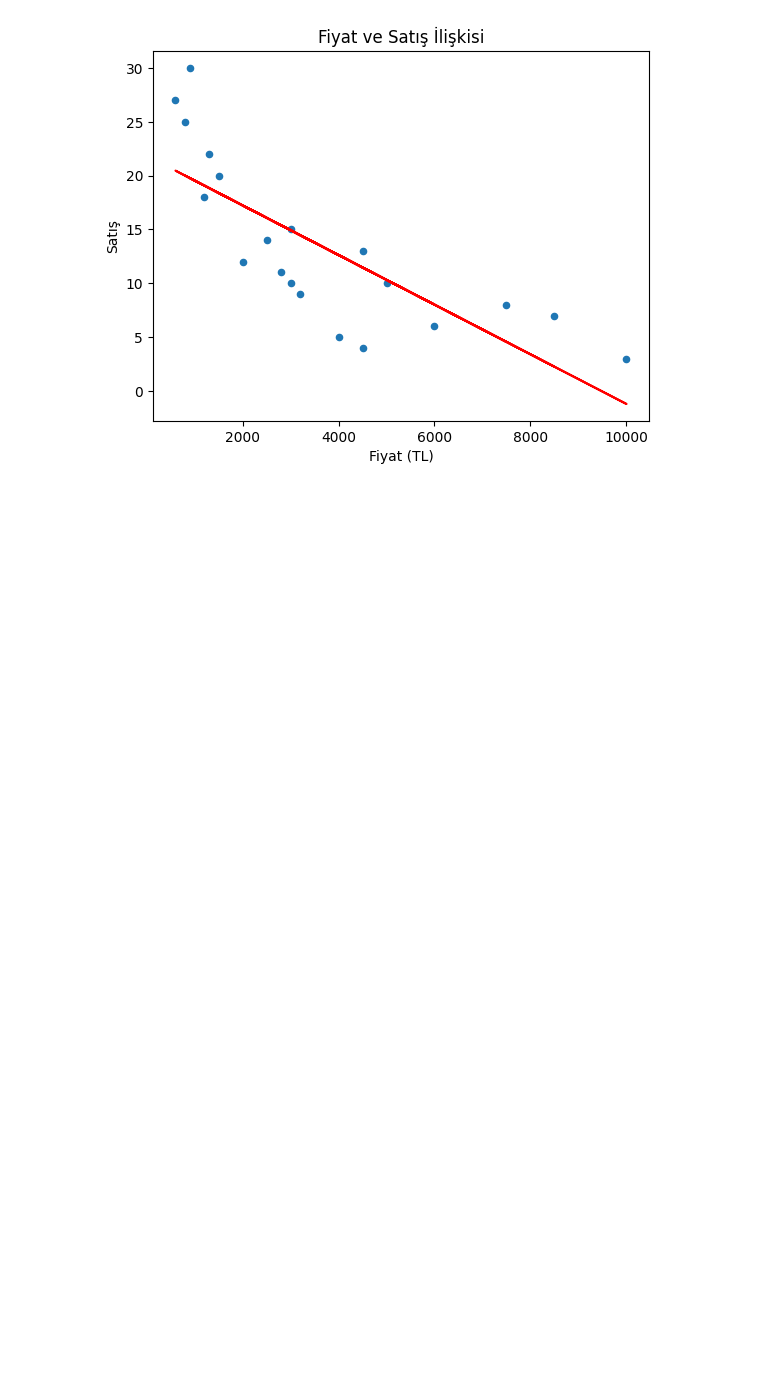
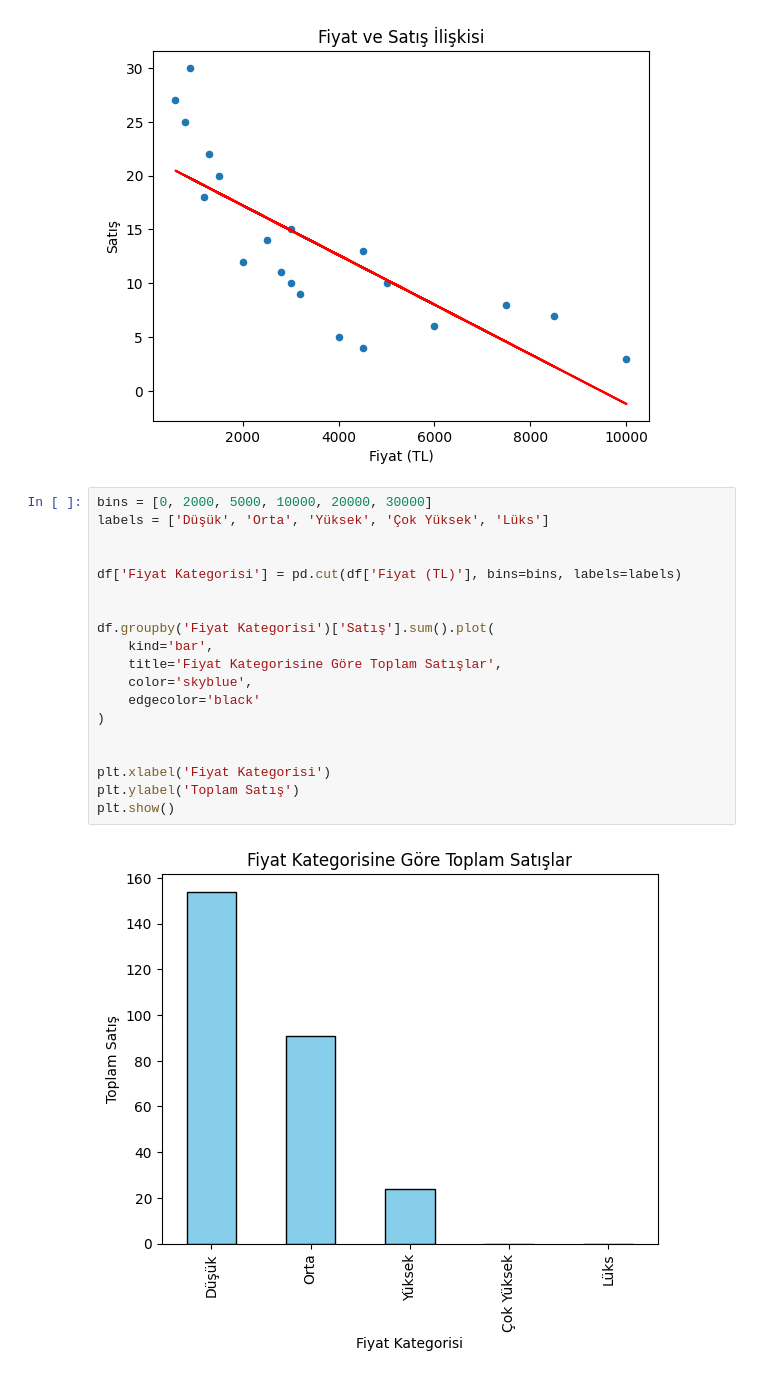
Before and after one commit to Nilyyyy/ai-20days-nilay, a Jupyter notebook: notebooks/day4_trendgrafikanalizi.ipynb, the cells around one changed output. Drawn from its saved outputs; the diff is of its cells as text; blank space fills up the shorter version.

```diff
--- a/notebooks/day4_trendgrafikanalizi.ipynb
+++ b/notebooks/day4_trendgrafikanalizi.ipynb
@@ -64,3 +64,24 @@ plt.plot(df["Fiyat (TL)"], p(df["Fiyat (TL)"]), color="red")
 plt.show()
 # %% [output]
 [figure]
+# %%
+bins = [0, 2000, 5000, 10000, 20000, 30000]
+labels = ['Düşük', 'Orta', 'Yüksek', 'Çok Yüksek', 'Lüks']
+
+
+df['Fiyat Kategorisi'] = pd.cut(df['Fiyat (TL)'], bins=bins, labels=labels)
+
+
+df.groupby('Fiyat Kategorisi')['Satış'].sum().plot(
+    kind='bar',
+    title='Fiyat Kategorisine Göre Toplam Satışlar',
+    color='skyblue',
+    edgecolor='black'
+)
+
+
+plt.xlabel('Fiyat Kategorisi')
+plt.ylabel('Toplam Satış')
+plt.show()
+# %% [output]
+[figure, added]
```
Also changed, not shown: parts of 1 cell of this notebook.
